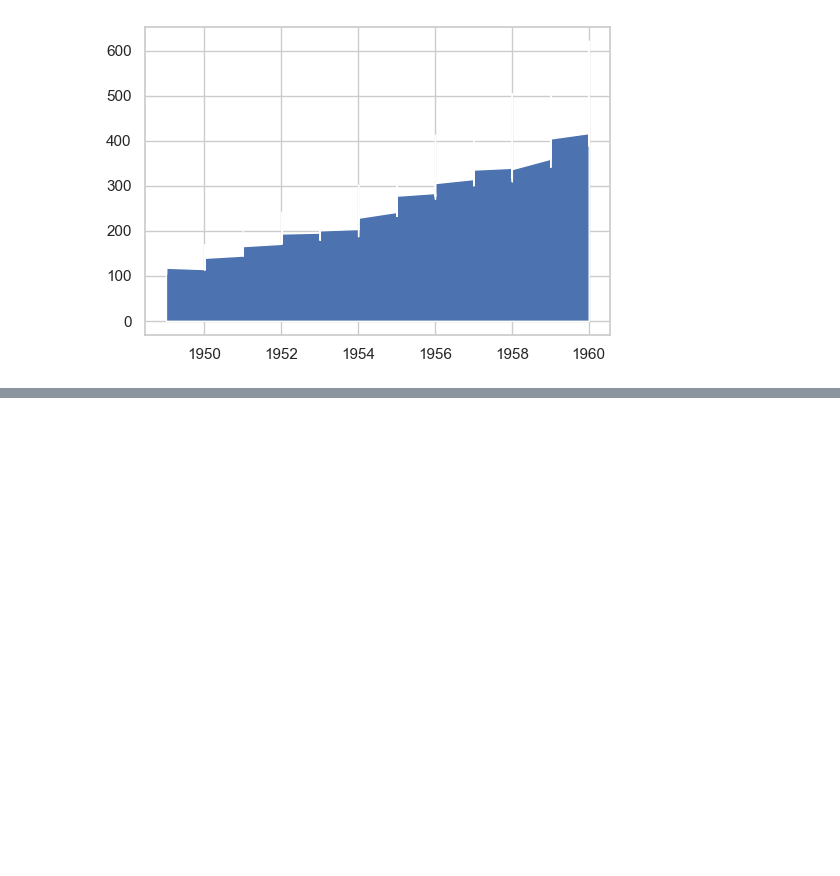
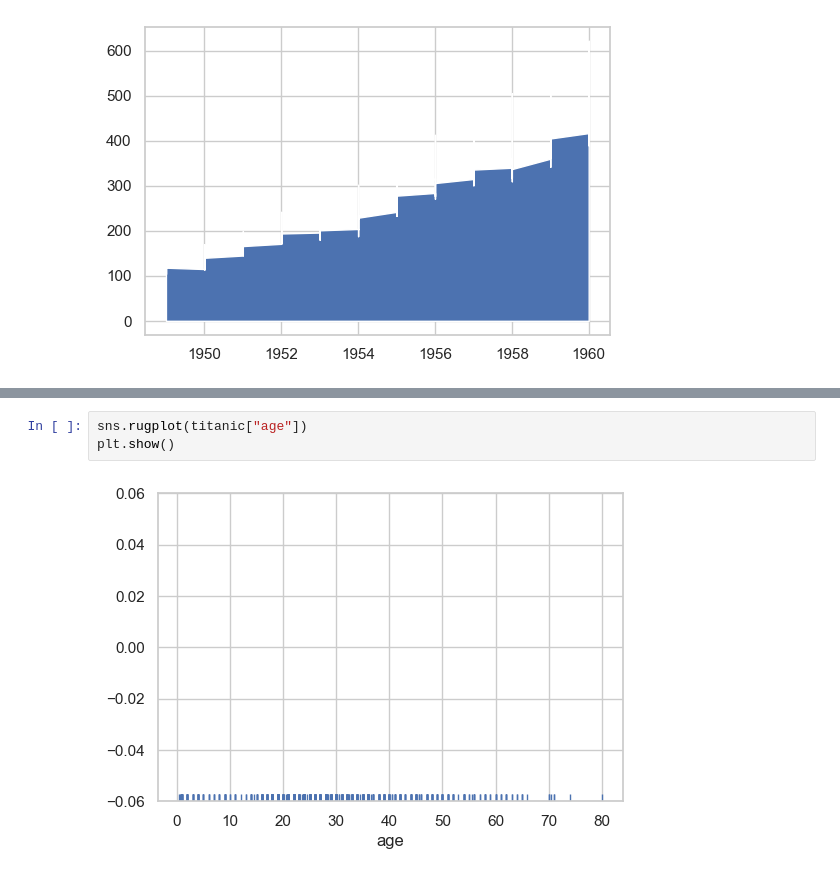
Before and after one commit to jakhongirkupalov/yangi_repo, a Jupyter notebook: Notebooks/Data_Vizualization.ipynb, the cells around one changed output, grey strips where cells are left out. Drawn from its saved outputs; the diff is of its cells as text; blank space fills up the shorter version.

```diff
--- a/Notebooks/Data_Vizualization.ipynb
+++ b/Notebooks/Data_Vizualization.ipynb
@@ -202,0 +191,5 @@ plt.show()
+# %%
+sns.rugplot(titanic["age"])
+plt.show()
+# %% [output]
+[figure, added]
```
Also changed, not shown: parts of 21 cells of this notebook.
